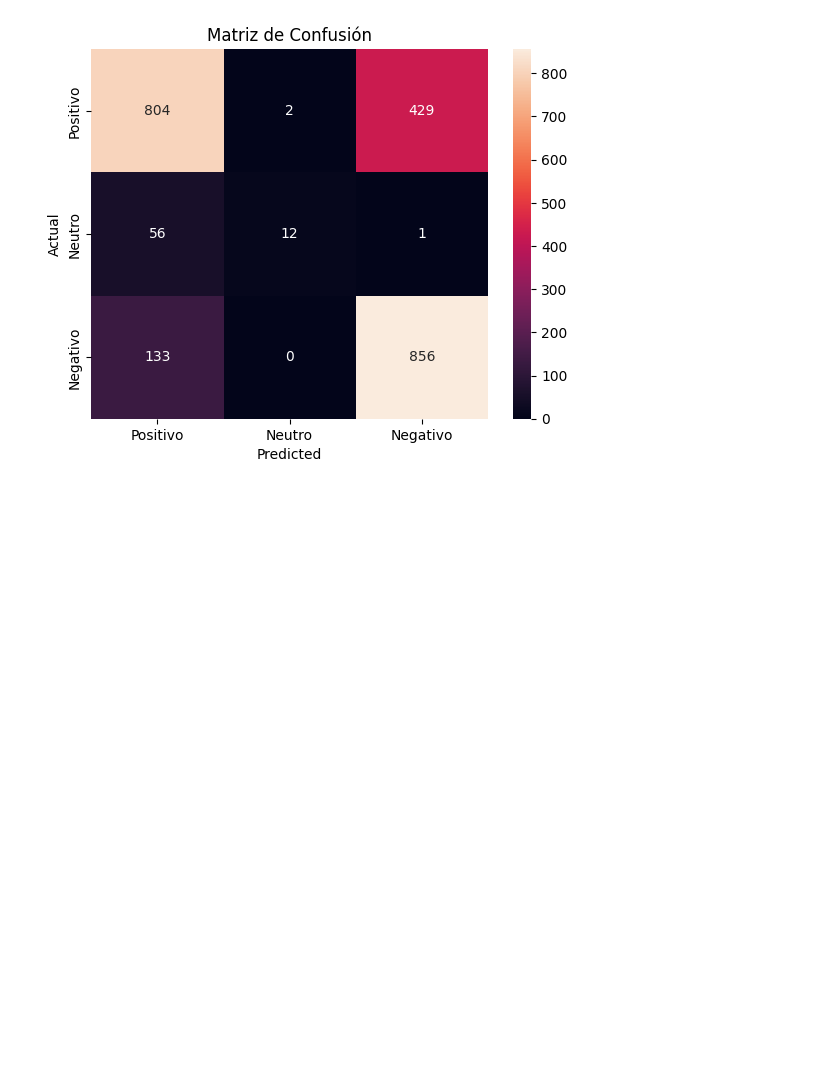
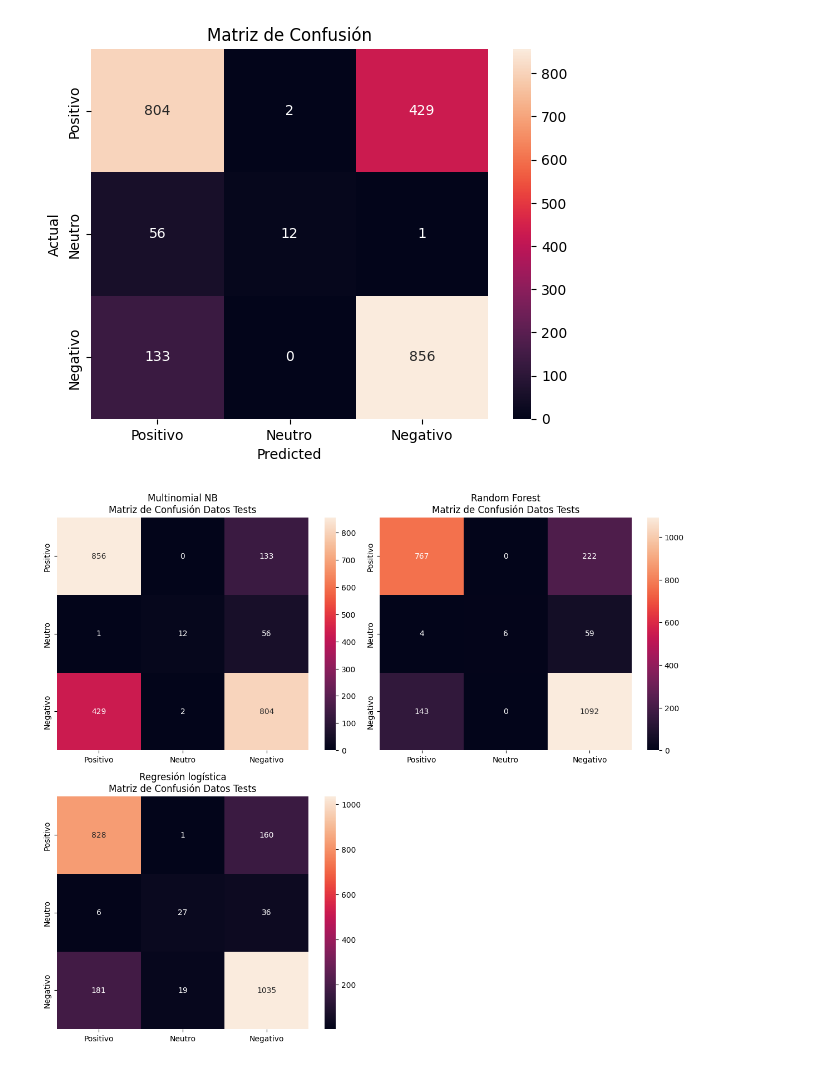
Before and after one commit to Crostz/sentiment-analysis-ecommerce-reviews, a Jupyter notebook: pruebas2.ipynb, the cells around one changed output. Drawn from its saved outputs; the diff is of its cells as text; code cells hidden in the pictures; blank space fills up the shorter version.

Commit message:
feat: Se implementaron gráficos de matrices de confusión para los nuevos modelos de clasificación

```diff
--- a/pruebas2.ipynb
+++ b/pruebas2.ipynb
@@ -212,3 +213,37 @@ plt.title('Matriz de Confusión')
 plt.show()
 # %% [output]
 [figure]
+# %%
+models = {'Multinomial NB':NB_model,
+          'Random Forest':RF_model,
+          'Regresión logística':RL_model}
+msc = list()
+for k, v in models.items():
+
+    model = {}
+    model['name'] = k
+    # y_pred_train = v.predict(X_train)
+    y_pred_test = v.predict(X_test_vec)
+    # model['confusion_matrix_train'] = confusion_matrix(y_true=y_train, y_pred=y_pred_train)
+    model['confusion_matrix_test'] = confusion_matrix(y_true=y_test, y_pred=y_pred_test)
+    msc.append(model)
+
+# Definimos el heatmap de la matriz de confusión
+def plot_confusion_matrix(cm,title):
+    sns.heatmap(cm, annot=True, fmt='d', xticklabels=['Positivo', 'Neutro', 'Negativo'], yticklabels=['Positivo', 'Neutro', 'Negativo'])
+    plt.title(title)
+
+    plt.tight_layout()
+
+
+# Pintamos las matrices de confusión
+plt.figure(figsize=(12, 45))
+pos = 0
+for mc in msc:
+    pos += 1
+    plt.subplot(9, 2, pos)
+    plot_confusion_matrix(mc['confusion_matrix_test'],
+                          title='{}\nMatriz de Confusión Datos Tests'.format(mc['name'] ))
+plt.show()
+# %% [output]
+[figure, added]
```
Also changed, not shown: parts of 1 cell of this notebook.
